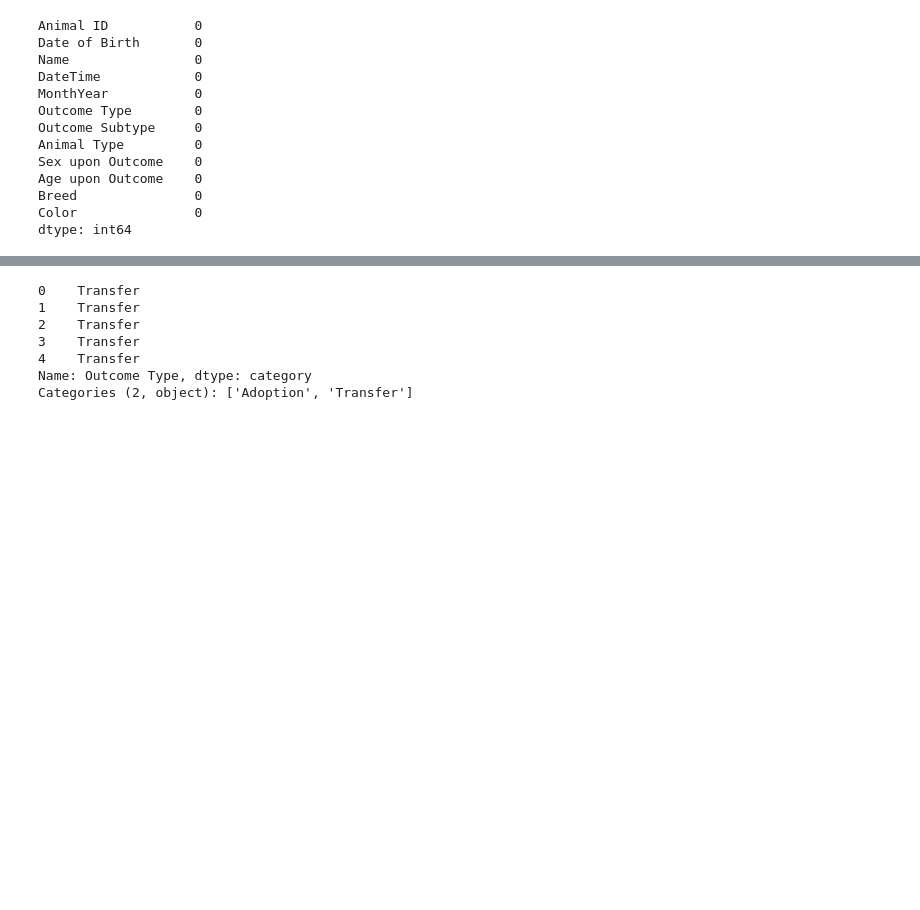
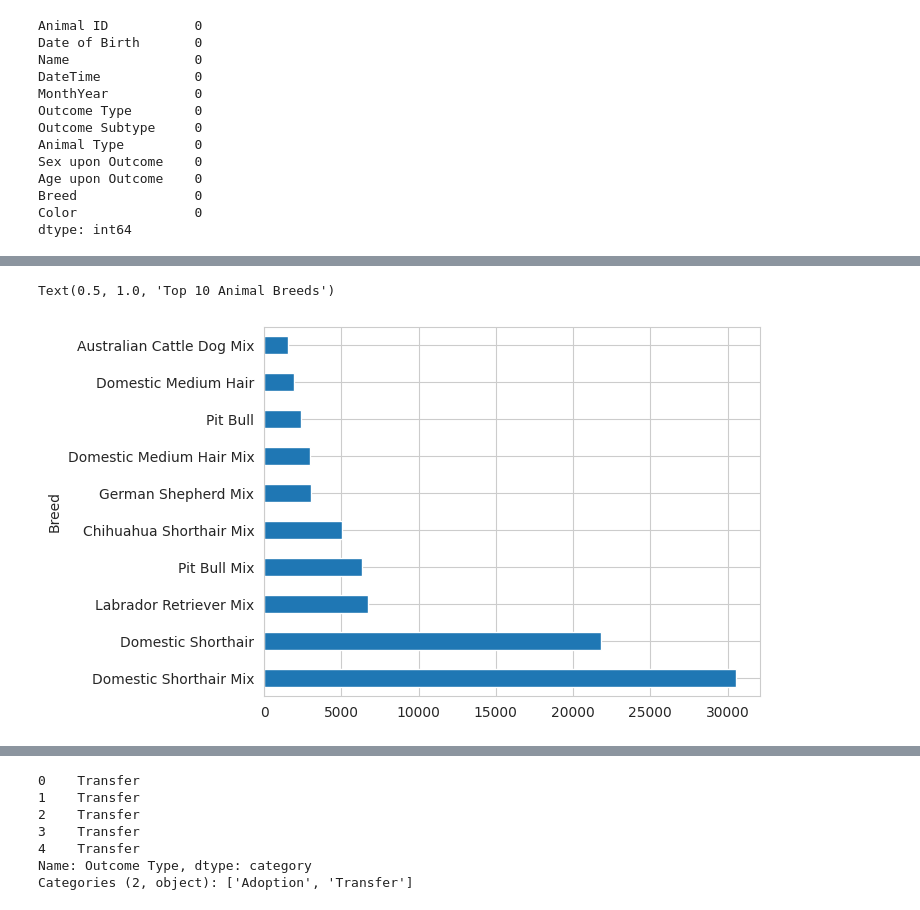
Before and after one commit to pkrish5/COE379-Project1, a Jupyter notebook: COE-Project1.ipynb, the cells around one changed output, grey strips where cells are left out. Cells and saved outputs as stored; diff of their text form; code cells hidden in the pictures; blank space fills up the shorter version.

```diff
--- a/COE-Project1.ipynb
+++ b/COE-Project1.ipynb
@@ -196,0 +227,8 @@ Name: count, dtype: int64
+# %%
+# Top 10 animal breeds
+top_breeds = animals['Breed'].value_counts().head(10)
+top_breeds.plot(kind='barh')
+axes[1,1].set_title('Top 10 Animal Breeds')
+# %% [output]
+Text(0.5, 1.0, 'Top 10 Animal Breeds')
+[figure, added]
```
Also changed, not shown: parts of 51 cells of this notebook, 1 other file.
